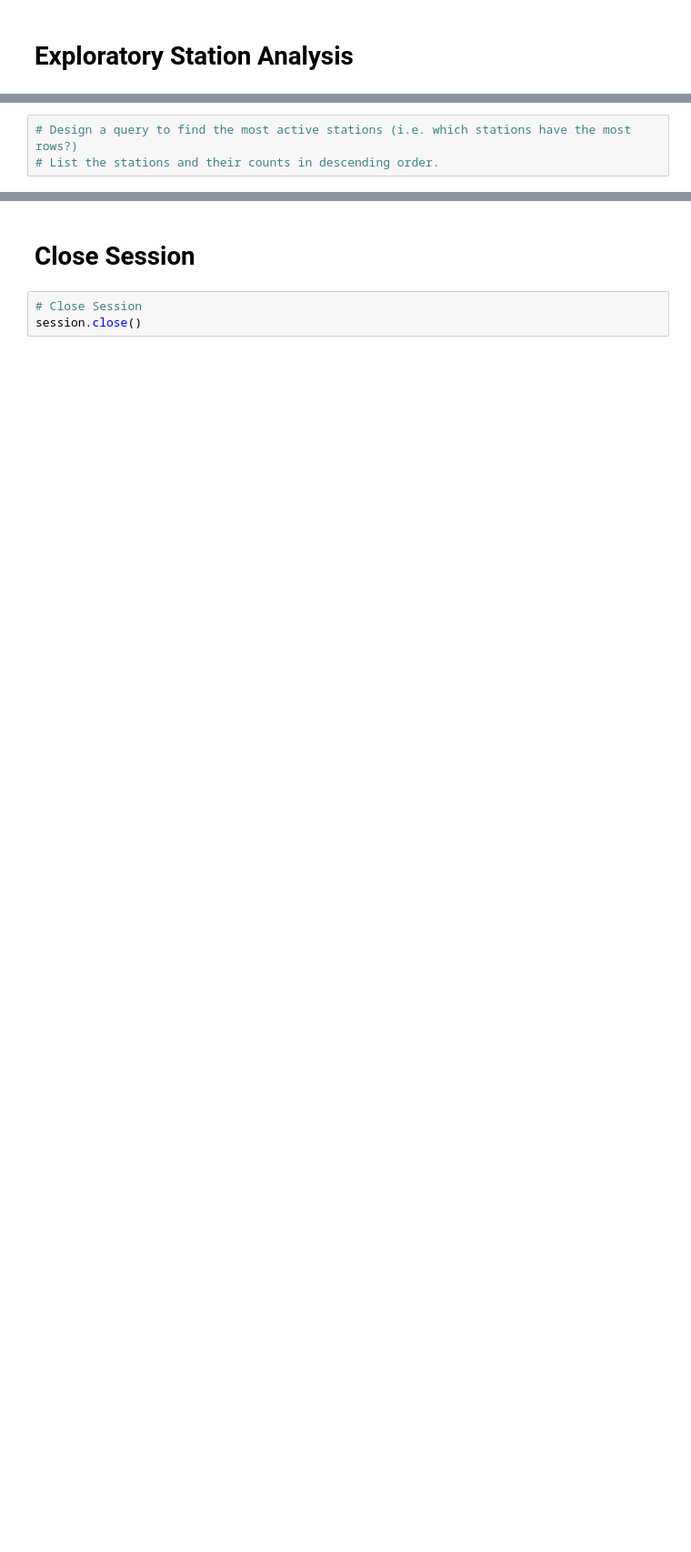
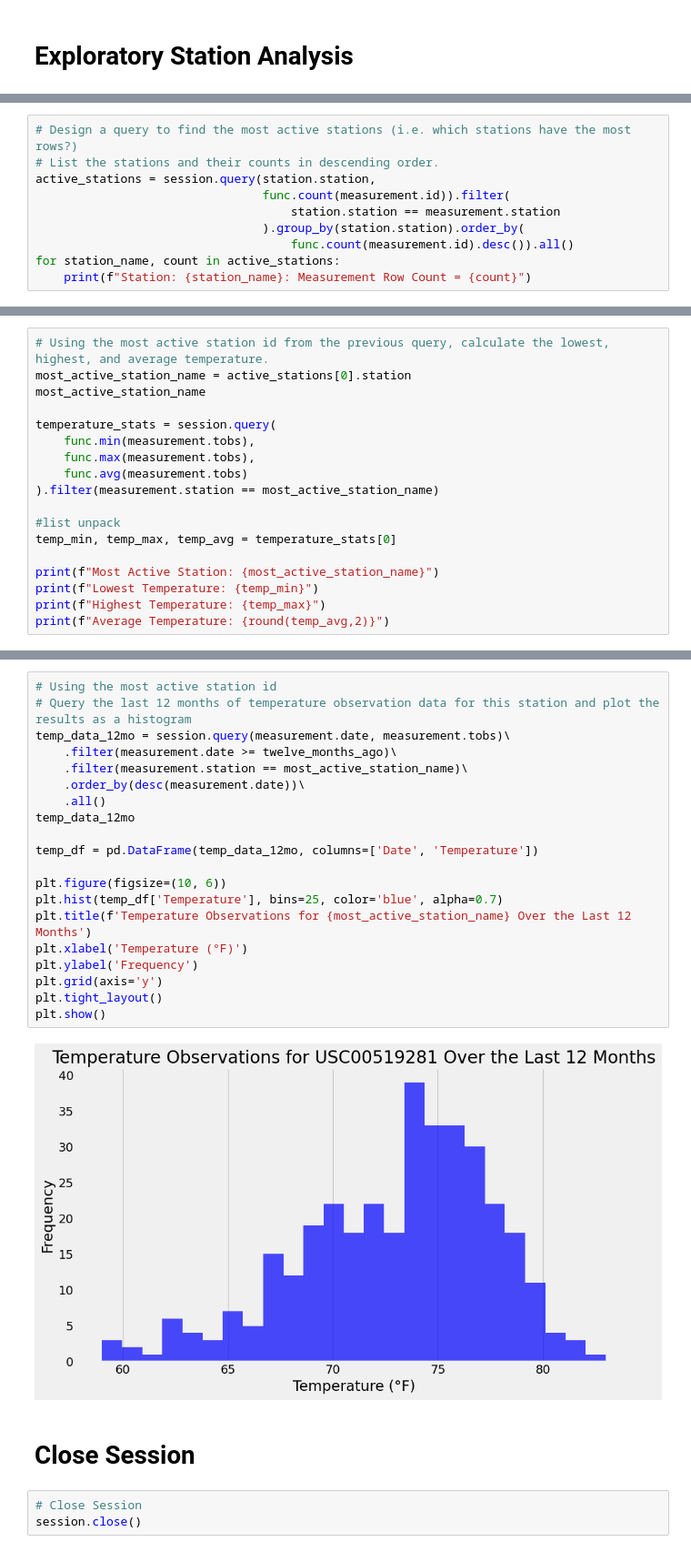
Before and after one commit to DanOMearaWD/sqlalchemy-challenge, a Jupyter notebook: SurfsUp/climate_starter.ipynb, the cells around one changed output, grey strips where cells are left out. Shown at 91% size. Drawn from its saved outputs; the diff is of its cells as text; blank space fills up the shorter version.

```diff
--- a/SurfsUp/climate_starter.ipynb
+++ b/SurfsUp/climate_starter.ipynb
@@ -86,3 +118,10 @@ measurement_most_recent_date
 # %%
 # Design a query to find the most active stations (i.e. which stations have the most rows?)
 # List the stations and their counts in descending order.
+active_stations = session.query(station.station,
+                                func.count(measurement.id)).filter(
+                                    station.station == measurement.station
+                                ).group_by(station.station).order_by(
+                                    func.count(measurement.id).desc()).all()
+for station_name, count in active_stations:
+    print(f"Station: {station_name}: Measurement Row Count = {count}")
@@ -93,0 +138,18 @@ measurement_most_recent_date
+# %%
+# Using the most active station id from the previous query, calculate the lowest, highest, and average temperature.
+most_active_station_name = active_stations[0].station
+most_active_station_name
+
+temperature_stats = session.query(
+    func.min(measurement.tobs),
+    func.max(measurement.tobs),
+    func.avg(measurement.tobs)
+).filter(measurement.station == most_active_station_name)
+
+#list unpack
+temp_min, temp_max, temp_avg = temperature_stats[0]
+
+print(f"Most Active Station: {most_active_station_name}")
+print(f"Lowest Temperature: {temp_min}")
+print(f"Highest Temperature: {temp_max}")
+print(f"Average Temperature: {round(temp_avg,2)}")
@@ -94,3 +161,25 @@ measurement_most_recent_date
+# %%
+# Using the most active station id
+# Query the last 12 months of temperature observation data for this station and plot the results as a histogram
+temp_data_12mo = session.query(measurement.date, measurement.tobs)\
+    .filter(measurement.date >= twelve_months_ago)\
+    .filter(measurement.station == most_active_station_name)\
+    .order_by(desc(measurement.date))\
+    .all()
+temp_data_12mo
+
+temp_df = pd.DataFrame(temp_data_12mo, columns=['Date', 'Temperature'])
+
+plt.figure(figsize=(10, 6))
+plt.hist(temp_df['Temperature'], bins=25, color='blue', alpha=0.7)
+plt.title(f'Temperature Observations for {most_active_station_name} Over the Last 12 Months')
+plt.xlabel('Temperature (°F)')
+plt.ylabel('Frequency')
+plt.grid(axis='y')
+plt.tight_layout()
+plt.show()
+# %% [output]
+[figure, added]
 # %% [markdown]
 # Close Session
 # %%
```
Also changed, not shown: parts of 8 cells of this notebook.
